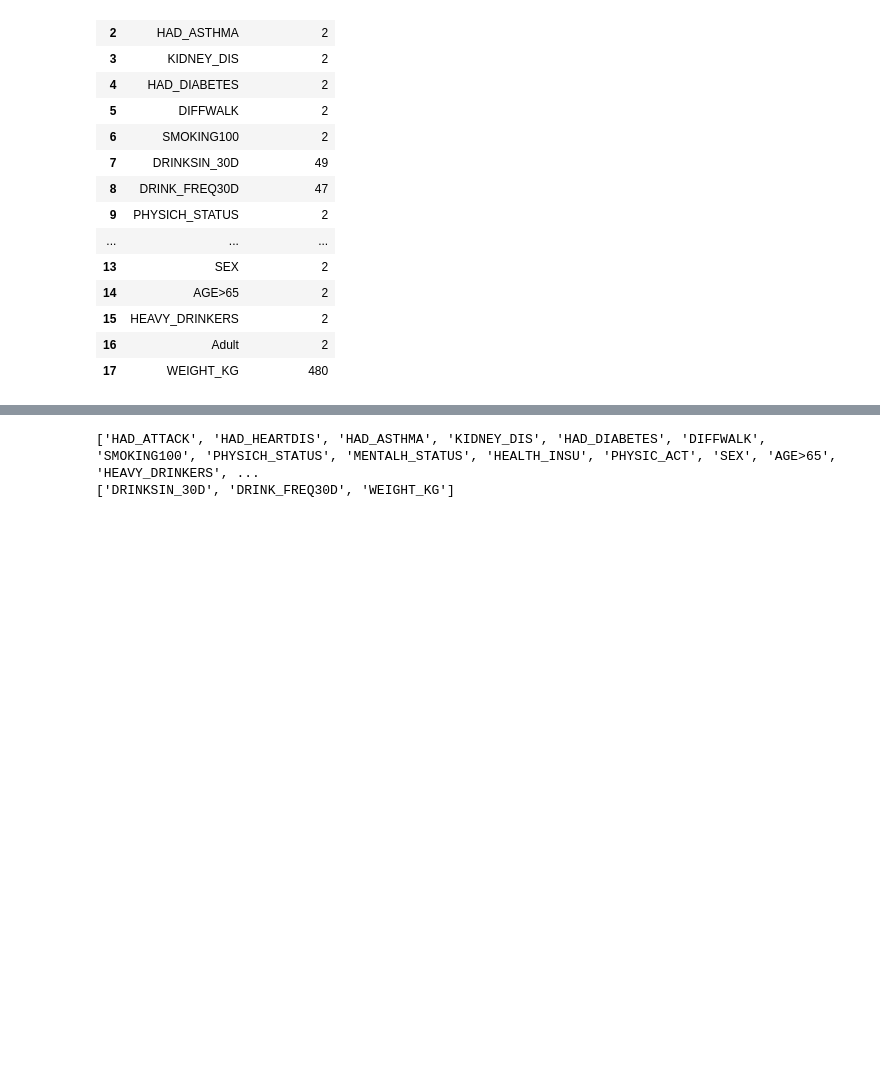
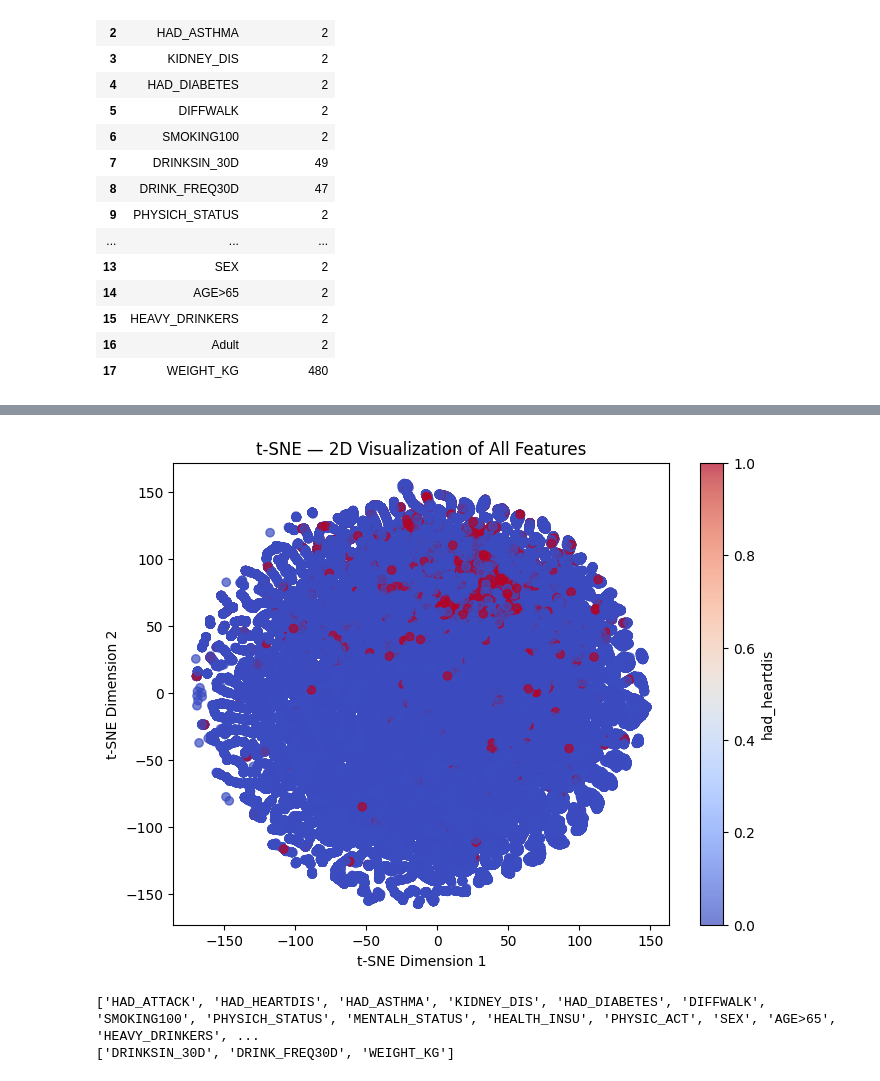
Before and after one commit to Abhikumar199/Early-stage-Heart-attack-prediction, a Jupyter notebook: eda.ipynb, the cells around one changed output, grey strips where cells are left out. Drawn from its saved outputs; the diff is of its cells as text; code cells hidden in the pictures; blank space fills up the shorter version.

```diff
--- a/eda.ipynb
+++ b/eda.ipynb
@@ -48,3 +111,19 @@ df.nunique().reset_index().rename(columns={'index':'column', 0:'unique count'})
+# %%
+from sklearn.manifold import TSNE
+
+# Run t-SNE on standardized features
+tsne = TSNE(n_components=2, random_state=42, perplexity=30)
+X_tsne = tsne.fit_transform(X_scaled)
+
+plt.figure(figsize=(8,6))
+plt.scatter(X_tsne[:,0], X_tsne[:,1], c=y, cmap='coolwarm', alpha=0.7)
+plt.xlabel('t-SNE Dimension 1')
+plt.ylabel('t-SNE Dimension 2')
+plt.title('t-SNE — 2D Visualization of All Features')
+plt.colorbar(label='had_heartdis')
+plt.show()
+# %% [output]
+[figure, added]
 # %%
 cat_cols2 = [col for col in df.columns if df[col].nunique() < 10]
 num_cols2 = [col for col in df.columns if df[col].nunique() >= 10]
```
Also changed, not shown: parts of 24 cells of this notebook, 19 other files.
